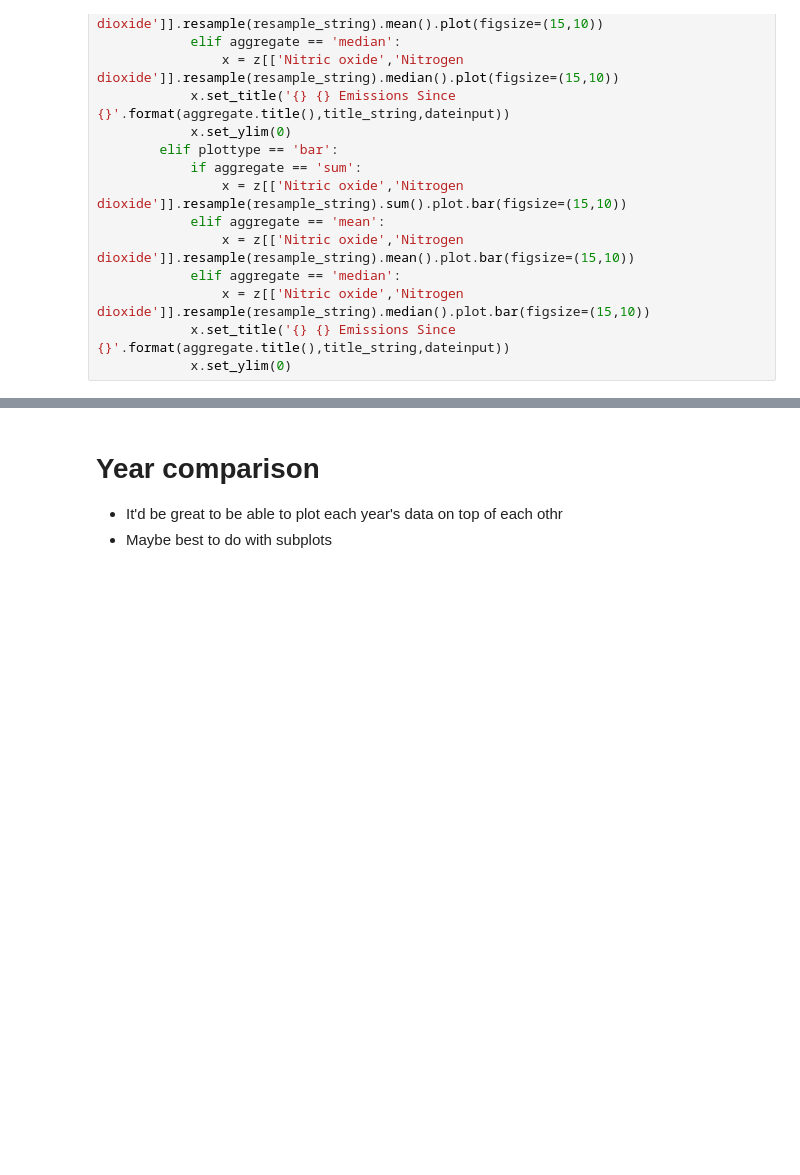
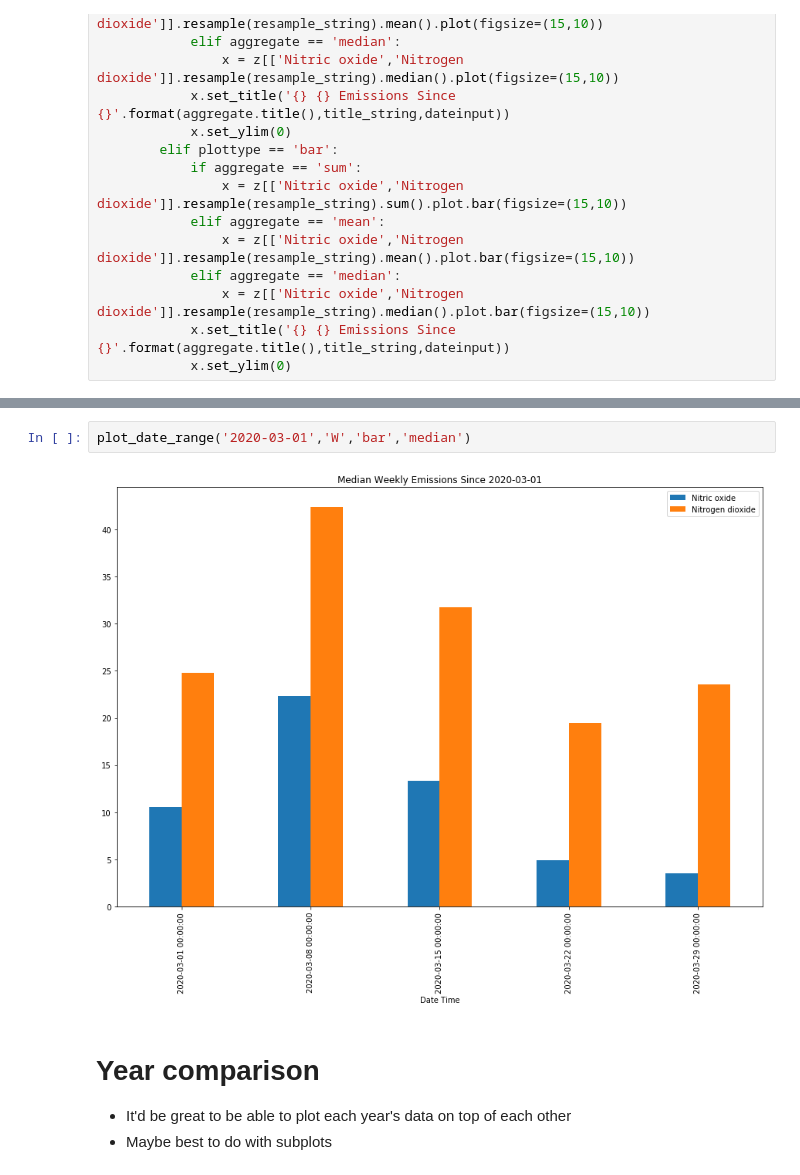
Before and after one commit to productivityboyz/Air-Pollution-Project, a Jupyter notebook: Derby Air Pollution.ipynb, the cells around one changed output, grey strips where cells are left out. Drawn from its saved outputs; the diff is of its cells as text; blank space fills up the shorter version.

```diff
--- a/Derby Air Pollution.ipynb
+++ b/Derby Air Pollution.ipynb
@@ -150,4 +167,8 @@ plot_date_range('2019-03-01','M','bar','median')
+# %%
+plot_date_range('2020-03-01','W','bar','median')
+# %% [output]
+[figure, added]
 # %% [markdown]
 # Year comparison
-- It'd be great to be able to plot each year's data on top of each othr
+- It'd be great to be able to plot each year's data on top of each other
 - Maybe best to do with subplots
```
Also changed, not shown: parts of 5 cells of this notebook.
